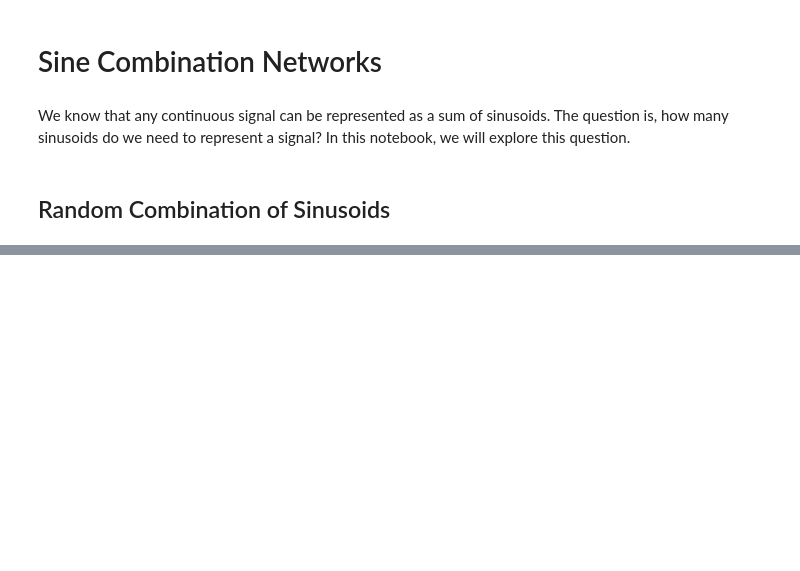
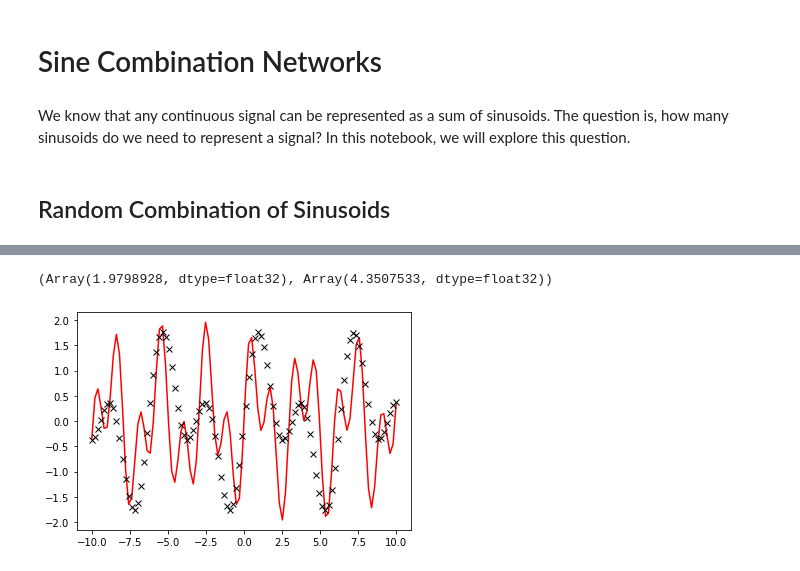
Before and after one commit to patel-zeel/blog, a Jupyter notebook: posts/2023-04-29-sine-combo.ipynb, the cells around one changed output, grey strips where cells are left out. Cells and saved outputs as stored; diff of their text form; code cells hidden in the pictures; blank space fills up the shorter version.

```diff
--- a/posts/2023-04-29-sine-combo.ipynb
+++ b/posts/2023-04-29-sine-combo.ipynb
@@ -35,0 +66,8 @@ plt.plot(jnp.sin(support)+jnp.sin(2*support))
+# %%
+output = get_sine(weights, x)
+plt.plot(x, output, "r")
+plt.plot(x, y, "kx")
+print(weights)
+# %% [output]
+(Array(1.9798928, dtype=float32), Array(4.3507533, dtype=float32))
+[figure, added]
```
Also changed, not shown: parts of 7 cells of this notebook.
